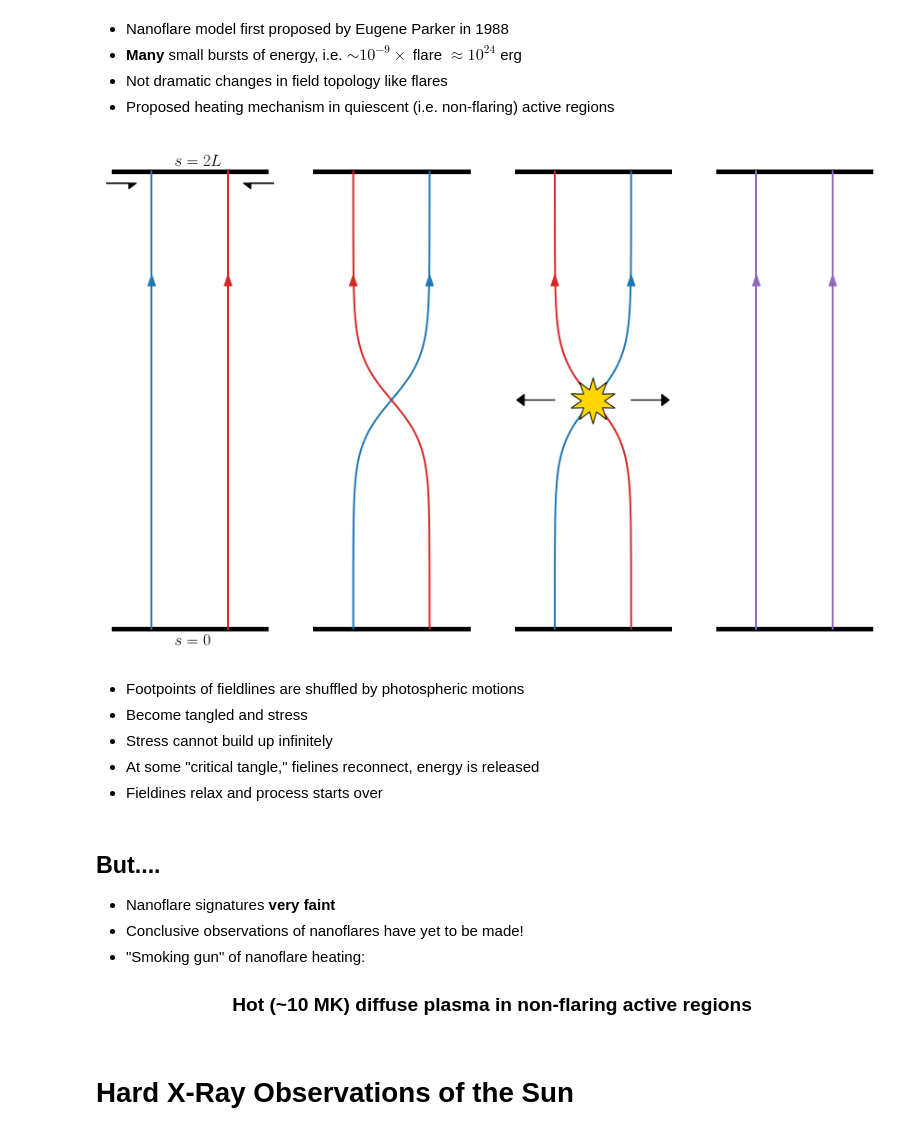
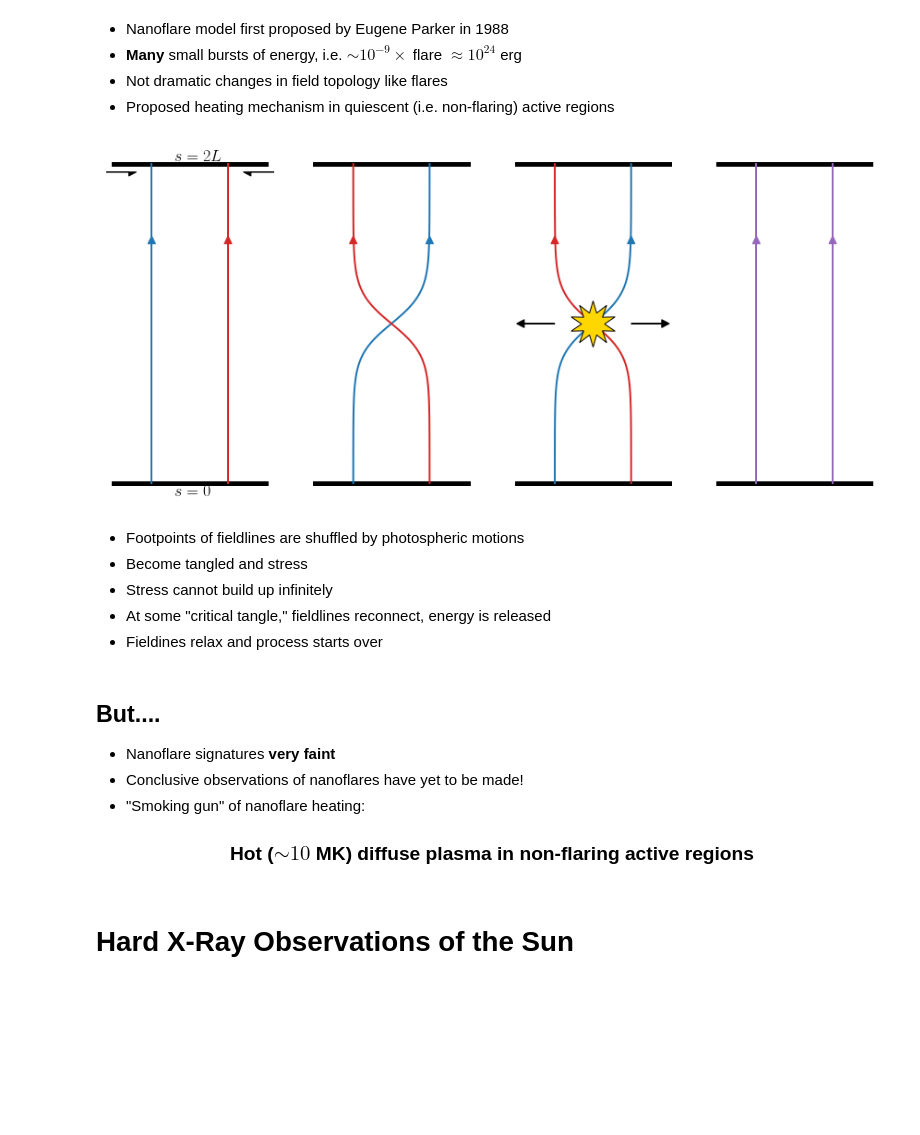
Before and after one commit to wtbarnes/journal-club-spring-2018, a Jupyter notebook: talk.ipynb, the cells around one changed output. Saved outputs shown, nothing was run; the diff lists cells and outputs as text; code cells hidden in the pictures; blank space fills up the shorter version.

```diff
--- a/talk.ipynb
+++ b/talk.ipynb
@@ -168,7 +234,7 @@ ax.text(100,3800,'0.6-2.5 MK',color='w',fontsize=18);
 * Not dramatic changes in field topology like flares
 * Proposed heating mechanism in quiescent (i.e. non-flaring) active regions
 # %%
-fig = plt.figure(figsize=(15,10))
+fig = plt.figure(figsize=(15,7))
 # Initial Configuration
 ax = fig.add_subplot(141)
 ax.plot([-0.5,0.5],[1,1],color='k',lw=5)
@@ -204,39 +270,39 @@ ax.tick_params('both',which='both',bottom='off',left='off',labelbottom='off',lab
 ax = fig.add_subplot(143)
 ax.plot([-0.5,0.5],[1,1],color='k',lw=5)
 ax.plot([-0.5,0.5],[-1,-1],color='k',lw=5)
 y = np.linspace(-1,1,100)
 ax.plot(0.25*np.tanh(5.*y),y,color='C0',lw=2)
 ax.arrow(-0.25, 0.5, 0, 0., edgecolor='C3',facecolor='C3',head_width=0.05,head_length=0.05)
 ax.plot(-0.25*np.tanh(5.*y),y,color='C3',lw=2)
 ax.arrow(0.25, 0.5, 0, 0., edgecolor='C0',facecolor='C0',head_width=0.05,head_length=0.05)
 ax.plot(0,0,marker=(10,1,0),markersize=50,markerfacecolor='gold',markeredgecolor='k')
 ax.arrow(0.25, 0., 0.2, 0., edgecolor='k',facecolor='k',head_width=0.05,head_length=0.05)
 ax.arrow(-0.25, 0., -0.2, 0., edgecolor='k',facecolor='k',head_width=0.05,head_length=0.05)
 ax.spines['left'].set_visible(False)
 ax.spines['right'].set_visible(False)
 ax.spines['top'].set_visible(False)
 ax.spines['bottom'].set_visible(False)
 ax.tick_params('both',which='both',bottom='off',left='off',labelbottom='off',labelleft='off')
 # Relax
 ax = fig.add_subplot(144)
 ax.plot([-0.5,0.5],[1,1],color='k',lw=5)
 ax.plot([-0.5,0.5],[-1,-1],color='k',lw=5)
 ax.plot([-0.25,-0.25],[1,-1],color='C4',lw=2)
 ax.arrow(-0.25, 0.5, 0, 0., edgecolor='C4',facecolor='C4',head_width=0.05,head_length=0.05)
 ax.plot([0.25,0.25],[1,-1],color='C4',lw=2)
 ax.arrow(0.25, 0.5, 0, 0., edgecolor='C4',facecolor='C4',head_width=0.05,head_length=0.05)
 ax.spines['left'].set_visible(False)
 ax.spines['right'].set_visible(False)
 ax.spines['top'].set_visible(False)
 ax.spines['bottom'].set_visible(False)
 ax.tick_params('both',which='both',bottom='off',left='off',labelbottom='off',labelleft='off')
 # %% [output]
-[figure, old version]
+[figure, new version]
 # %% [markdown]
 * Footpoints of fieldlines are shuffled by photospheric motions
 * Become tangled and stress
 * Stress cannot build up infinitely
-* At some "critical tangle," fielines reconnect, energy is released
+* At some "critical tangle," fieldlines reconnect, energy is released
 * Fieldines relax and process starts over
 # %% [markdown]
 ## But....
@@ -244,7 +310,7 @@ ax.tick_params('both',which='both',bottom='off',left='off',labelbottom='off',lab
 * Conclusive observations of nanoflares have yet to be made!
 * "Smoking gun" of nanoflare heating:
 <center>
-    <h3>Hot (~10 MK) diffuse plasma in non-flaring active regions</h3>
+    <h3>Hot ($\sim10$ MK) diffuse plasma in non-flaring active regions</h3>
 </center>
 # %% [markdown]
 # Hard X-Ray Observations of the Sun
```
Also changed, not shown: parts of 41 cells of this notebook.
